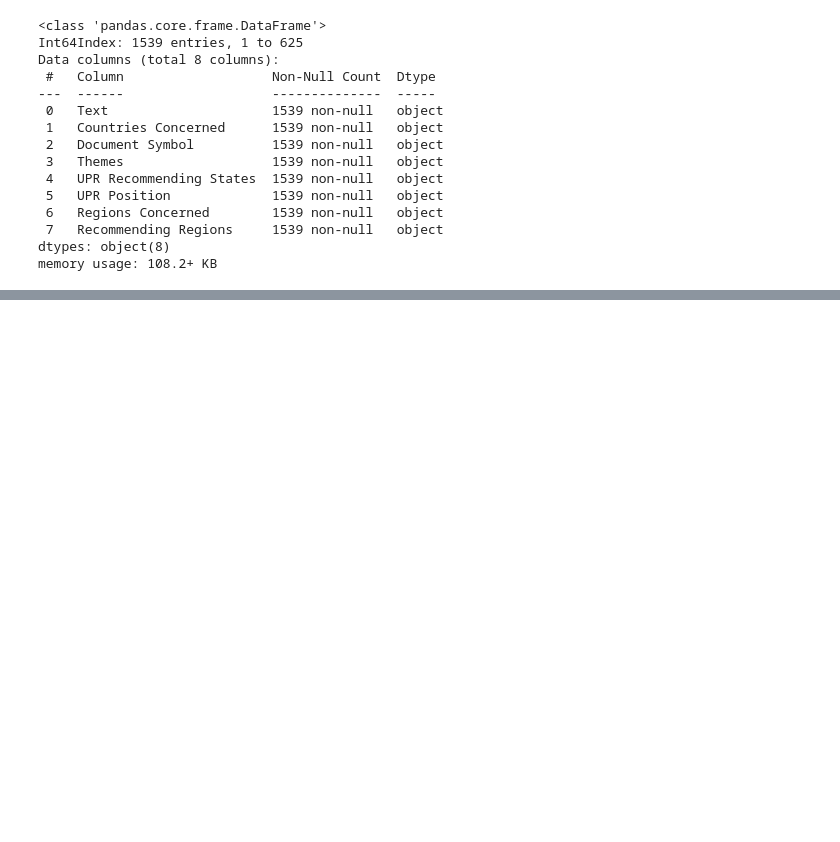
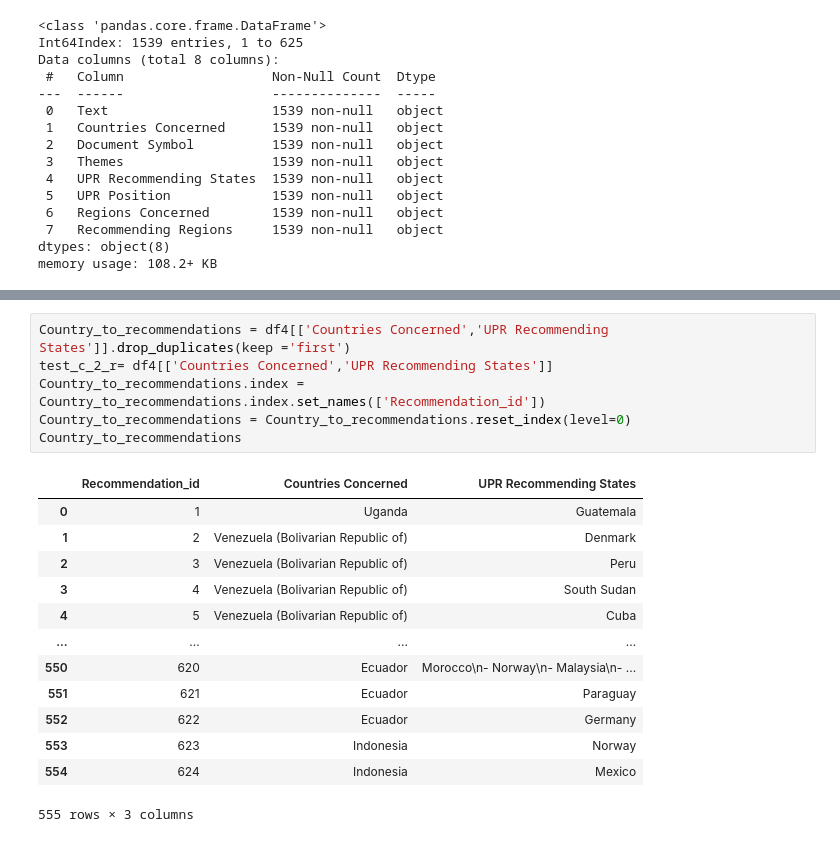
Before and after one commit to jandemeskel/UN-project, a Jupyter notebook: Ingestion.ipynb, the cells around one changed output, grey strips where cells are left out. Saved outputs shown, nothing was run; the diff lists cells and outputs as text; blank space fills up the shorter version.

```diff
--- a/Ingestion.ipynb
+++ b/Ingestion.ipynb
@@ -136,3 +154,23 @@ memory usage: 108.2+ KB
+# %%
+Country_to_recommendations = df4[['Countries Concerned','UPR Recommending States']].drop_duplicates(keep ='first')
+test_c_2_r= df4[['Countries Concerned','UPR Recommending States']]
+Country_to_recommendations.index = Country_to_recommendations.index.set_names(['Recommendation_id'])
+Country_to_recommendations = Country_to_recommendations.reset_index(level=0)
+Country_to_recommendations
+# %% [output]
+|  | Recommendation_id | Countries Concerned | UPR Recommending States |
+| 0 | 1 | Uganda | Guatemala |
+| 1 | 2 | Venezuela (Bolivarian Republic of) | Denmark |
+| 2 | 3 | Venezuela (Bolivarian Republic of) | Peru |
+| 3 | 4 | Venezuela (Bolivarian Republic of) | South Sudan |
+| 4 | 5 | Venezuela (Bolivarian Republic of) | Cuba |
+| ... | ... | ... | ... |
+| 550 | 620 | Ecuador | Morocco\n- Norway\n- Malaysia\n- ... |
+| 551 | 621 | Ecuador | Paraguay |
+| 552 | 622 | Ecuador | Germany |
+| 553 | 623 | Indonesia | Norway |
+| 554 | 624 | Indonesia | Mexico |
+555 rows × 3 columns
 # %%
 Countries_df = pd.DataFrame(df4['Countries Concerned'].unique(), columns=['Country_name'])
 Countries_df.index = Countries_df.index.set_names(['Country_id'])
```
Also changed, not shown: parts of 8 cells of this notebook.
